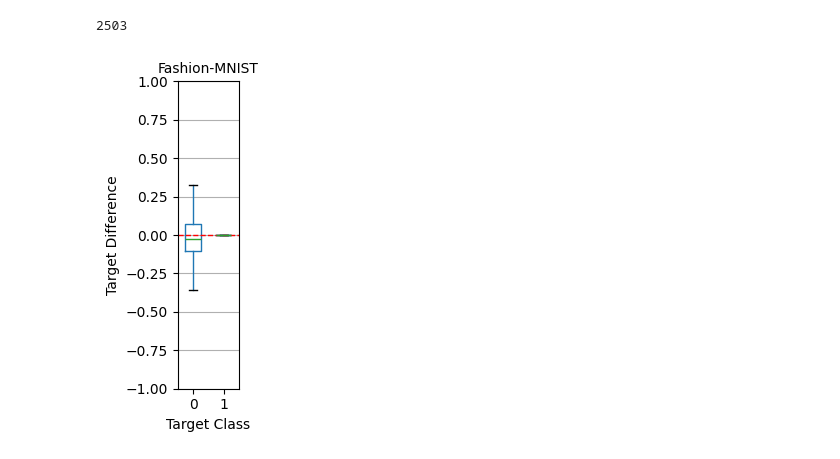
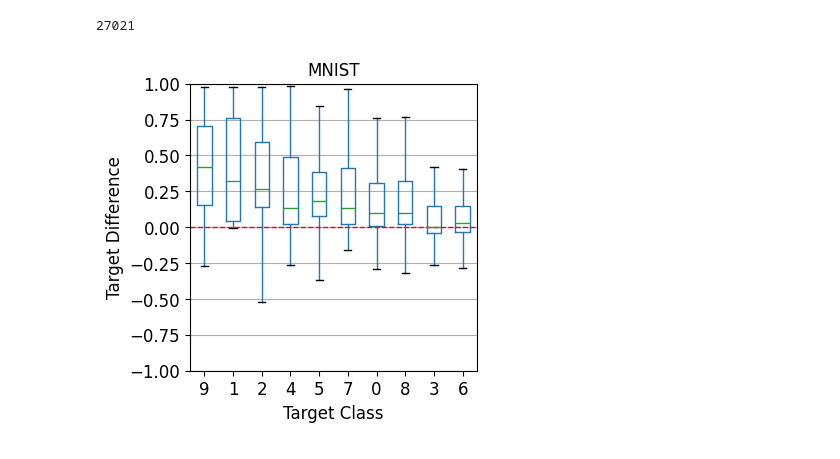
Before and after one commit to SimonIlic/WeightSpaceClassifier, a Jupyter notebook: notebooks/per_class_evaluation_results.ipynb, the cells around one changed output. Drawn from its saved outputs; the diff is of its cells as text; code cells hidden in the pictures.

```diff
--- a/notebooks/per_class_evaluation_results.ipynb
+++ b/notebooks/per_class_evaluation_results.ipynb
@@ -5,8 +5,8 @@ import pandas as pd
 import numpy as np
 import cnn_surgery.utils.metrics as metrics
 # %%
-DATASET = 'fashion_mnist'
-file_path = f'./../{DATASET}_class_evaluation_baselines_20260121.csv'
+DATASET = 'mnist'
+file_path = f'./../datar/{DATASET}_class_evaluation_baselines_relative.csv'
 df = pd.read_csv(file_path)
 # %%
 # calculate metrics
@@ -19,13 +19,18 @@ df['target_difference'] = df.apply(lambda row: metrics.target_difference(ast.lit
 # filters
 df_filtered = df[~df['original_accuracy'].apply(lambda x: 0.0 in ast.literal_eval(x))]
 df_filtered = df_filtered[~df_filtered.apply(lambda row: ast.literal_eval(row['original_accuracy'])[row['target_class']] < 0.1, axis=1)]
+
+df_filtered = df_filtered[~(df_filtered['distance_travelled'] < 1.0)]
+df_filtered = df_filtered[~(df_filtered['steps'] == 1999)]
+
 df = df_filtered
+df = df_filtered
 # %%
 print(len(df))
 # %% [output]
-2503
+27021
 # %%
-print_datasets = {'mnist': 'MNIST', 'fashion_mnist': 'Fashion-MNIST', 'cifar10': 'CIFAR-10', 'svhn_cropped': 'STAND-IN SVHN'}
+print_datasets = {'mnist': 'MNIST', 'fashion_mnist': 'Fashion-MNIST', 'cifar10': 'CIFAR-10', 'svhn_cropped': 'SVHN'}
 # %%
 METRIC = 'target_difference'
 
@@ -35,40 +40,41 @@ grouped = df.groupby(['dataset','meta_network','loss_fn', 'target_class', 'stopp
 grouped = sorted(grouped, key=lambda x: x[1][METRIC].mean(), reverse=True)
 
 fig, ax = plt.subplots(figsize=(4, 4))
+fontsize = 12
 
 # Define positions for each group
 positions = []
 labels = []
 width = 0.1  # Width of each boxplot
 offset = 0
 
 for i, (name, group) in enumerate(grouped):
     group.boxplot(column=METRIC, positions=[offset], widths=width, ax=ax, showfliers=False)
     positions.append(offset)
     labels.append(str(name).split(", ")[3])
     offset += 0.2
 
 ax.set_xticks(positions)
 ax.set_xticklabels(labels, rotation=0)
-ax.set_title(print_datasets[DATASET], fontsize=10)
-ax.set_ylabel(METRIC.replace('_', ' ').title(), fontsize=10)
-ax.set_xlabel('Target Class', fontsize=10)
+ax.set_title(print_datasets[DATASET], fontsize=fontsize)
+ax.set_ylabel(METRIC.replace('_', ' ').title(), fontsize=fontsize)
+ax.set_xlabel('Target Class', fontsize=fontsize)
 ax.set_ylim(-1.0, 1.0)
 ax.grid(axis='x')
 ax.axhline(0, color='red', linestyle='--', linewidth=1)
 
 # smaller margins
 ax.margins(x=0.02)          # remove auto-padding on x-axis
 ax.set_xlim(min(positions)-0.1, max(positions)+0.1)  # manual tight bounds
 ax.set_aspect('equal', adjustable='box')
 
 # bigger font
-ax.tick_params(axis='both', which='major', labelsize=10)
+ax.tick_params(axis='both', which='major', labelsize=fontsize)
 
 
 ax.set_aspect('equal', adjustable='box')
 plt.tight_layout()
 plt.savefig(f"Per_Class_{DATASET}_{METRIC}.pdf", bbox_inches="tight")
 plt.show()
 # %% [output]
-[figure, old version]
+[figure, new version]
```
Also changed, not shown: 2 other files.
